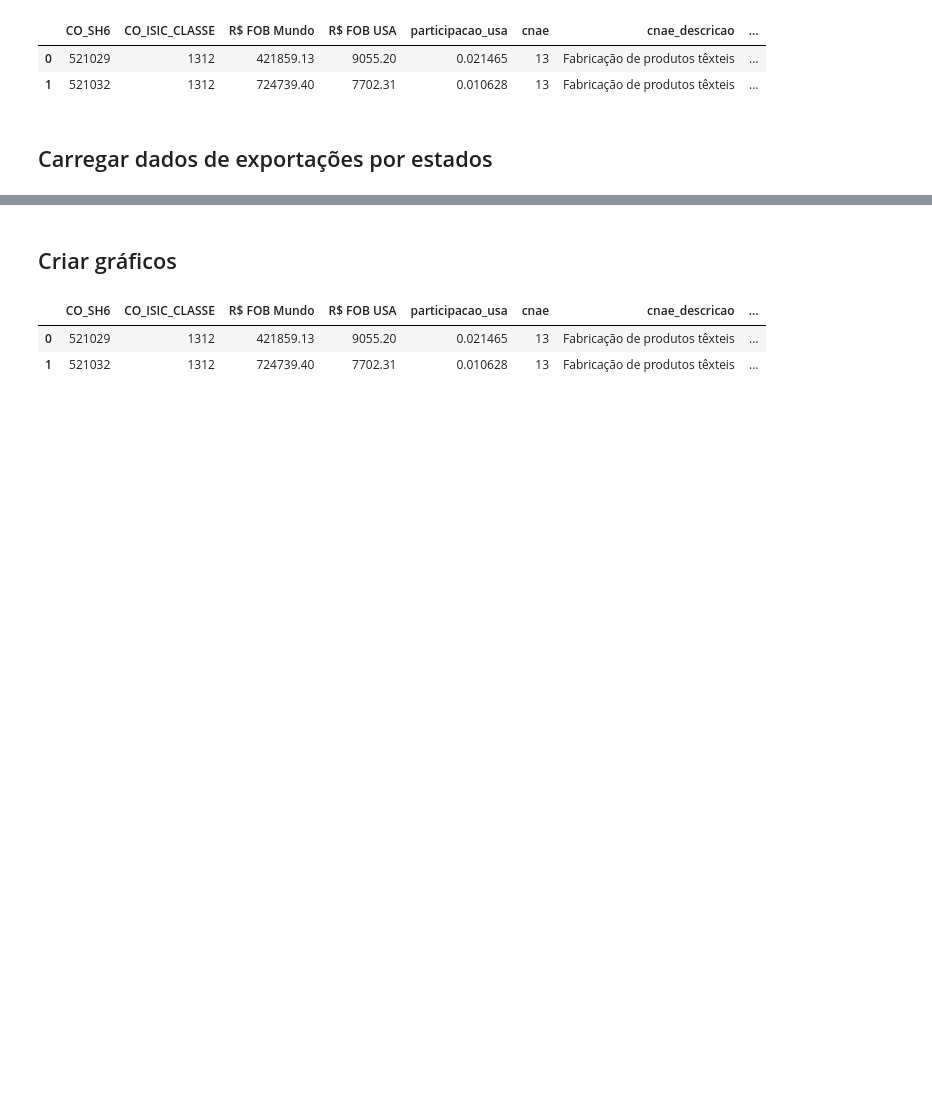
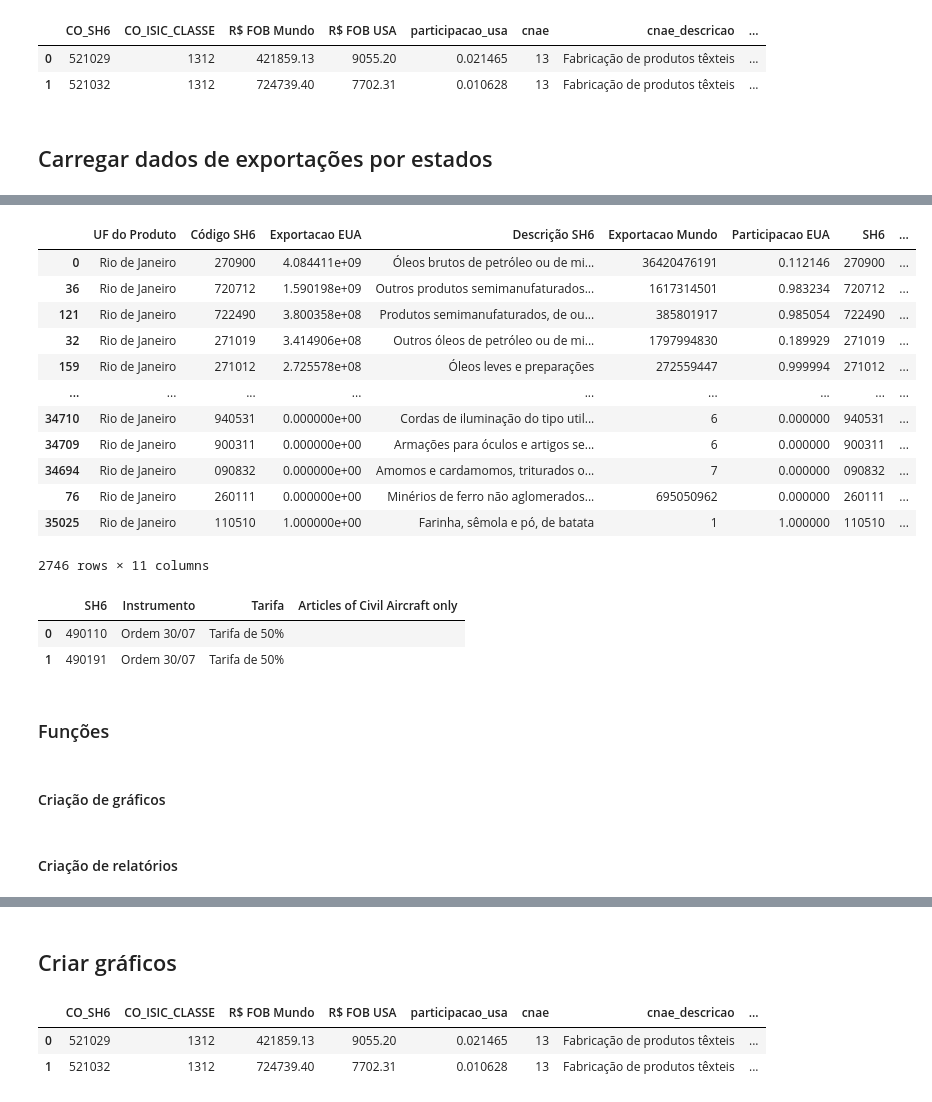
Before and after one commit to amiltonmendes/analise_insumo_produto, a Jupyter notebook: Priorização Setores.ipynb, the cells around one changed output, grey strips where cells are left out. Cells and saved outputs as stored; diff of their text form; code cells hidden in the pictures; blank space fills up the shorter version.

```diff
--- a/Priorização Setores.ipynb
+++ b/Priorização Setores.ipynb
@@ -465,6 +433,28 @@ exportacao_eua_estados.sort_values(by='Participacao EUA', ascending=False)
+# %%
+exportacao_eua_estados.query('`UF do Produto` == "Rio de Janeiro"').sort_values(by='Exportacao EUA Acumulada', ascending=True)
+# %% [output]
+|  | UF do Produto | Código SH6 | Exportacao EUA | Descrição SH6 | Exportacao Mundo | Participacao EUA | SH6 | ... |
+| 0 | Rio de Janeiro | 270900 | 4.084411e+09 | Óleos brutos de petróleo ou de mi... | 36420476191 | 0.112146 | 270900 | ... |
+| 36 | Rio de Janeiro | 720712 | 1.590198e+09 | Outros produtos semimanufaturados... | 1617314501 | 0.983234 | 720712 | ... |
+| 121 | Rio de Janeiro | 722490 | 3.800358e+08 | Produtos semimanufaturados, de ou... | 385801917 | 0.985054 | 722490 | ... |
+| 32 | Rio de Janeiro | 271019 | 3.414906e+08 | Outros óleos de petróleo ou de mi... | 1797994830 | 0.189929 | 271019 | ... |
+| 159 | Rio de Janeiro | 271012 | 2.725578e+08 | Óleos leves e preparações | 272559447 | 0.999994 | 271012 | ... |
+| ... | ... | ... | ... | ... | ... | ... | ... | ... |
+| 34710 | Rio de Janeiro | 940531 | 0.000000e+00 | Cordas de iluminação do tipo util... | 6 | 0.000000 | 940531 | ... |
+| 34709 | Rio de Janeiro | 900311 | 0.000000e+00 | Armações para óculos e artigos se... | 6 | 0.000000 | 900311 | ... |
+| 34694 | Rio de Janeiro | 090832 | 0.000000e+00 | Amomos e cardamomos, triturados o... | 7 | 0.000000 | 090832 | ... |
+| 76 | Rio de Janeiro | 260111 | 0.000000e+00 | Minérios de ferro não aglomerados... | 695050962 | 0.000000 | 260111 | ... |
+| 35025 | Rio de Janeiro | 110510 | 1.000000e+00 | Farinha, sêmola e pó, de batata | 1 | 1.000000 | 110510 | ... |
+2746 rows × 11 columns
 # %%
 def formatar_numero_brasileiro(valor, decimais=2):
     """
     Formata número no padrão brasileiro: pontos para milhares, vírgulas para decimais
     """
     return f"{valor:,.{decimais}f}".replace(',', 'X').replace('.', ',').replace('X', '.')
+# %%
+tarifas.head(2)
+# %% [output]
+|  | SH6 | Instrumento | Tarifa | Articles of Civil Aircraft only |
+| 0 | 490110 | Ordem 30/07 | Tarifa de 50% |  |
+| 1 | 490191 | Ordem 30/07 | Tarifa de 50% |  |
@@ -470,0 +463,4 @@ def formatar_numero_brasileiro(valor, decimais=2):
+# %% [markdown]
+### Funções
+# %% [markdown]
+#### Criação de gráficos
@@ -471,3 +612,5 @@ def formatar_numero_brasileiro(valor, decimais=2):
+# %% [markdown]
+#### Criação de relatórios
 # %%
 from docx import Document
 from docx.shared import Inches
```
Also changed, not shown: parts of 22 cells of this notebook, 24 other files.
